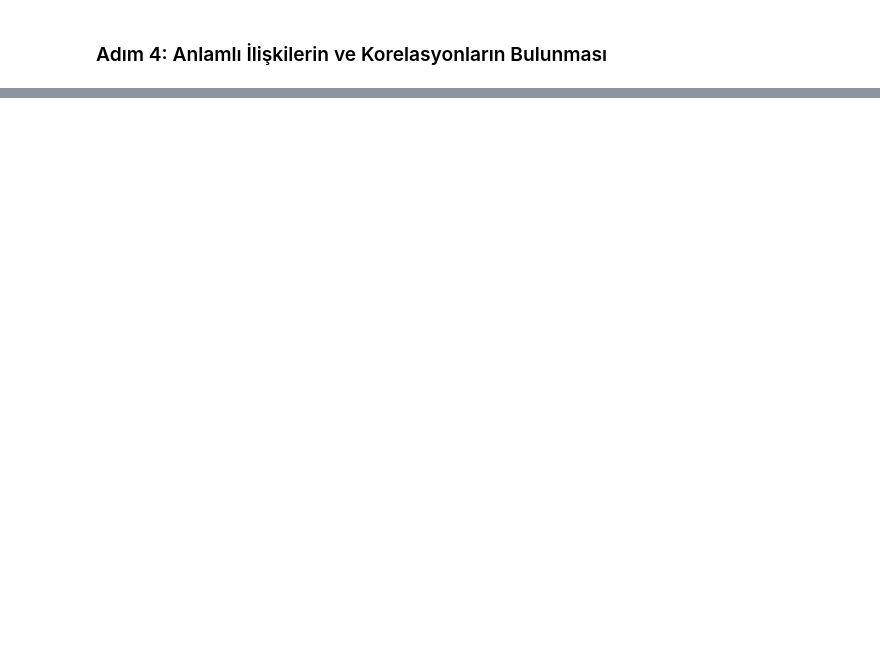
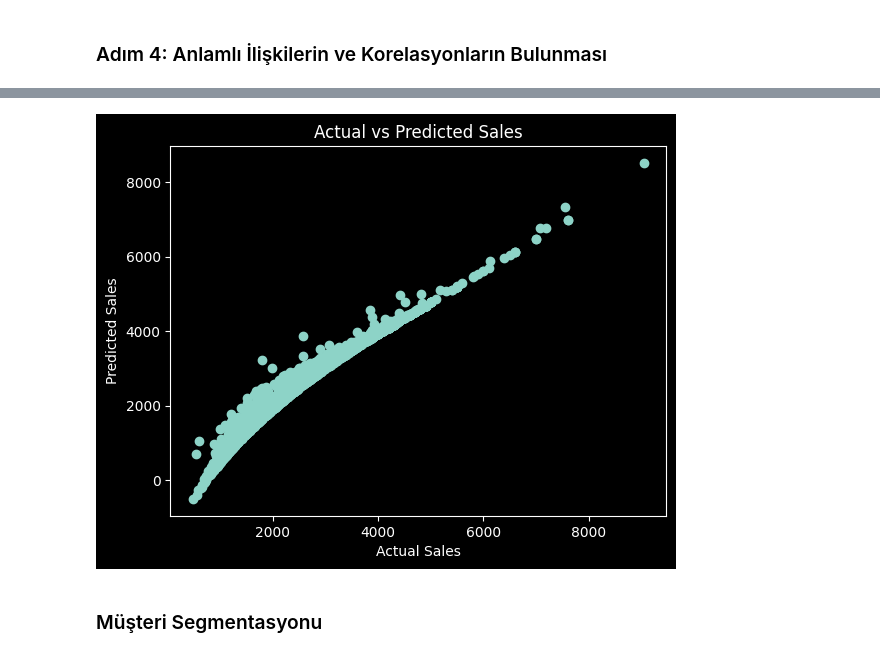
Before and after one commit to AshNumpy/Sales-End-to-End-ML-Project, a Jupyter notebook: Notebooks/data-analysis.ipynb, the cells around one changed output, grey strips where cells are left out. Drawn from its saved outputs; the diff is of its cells as text; code cells hidden in the pictures; blank space fills up the shorter version.

```diff
--- a/Notebooks/data-analysis.ipynb
+++ b/Notebooks/data-analysis.ipynb
@@ -118,0 +259,22 @@ plt.show()
+# %%
+from sklearn.linear_model import LinearRegression
+
+# Verilerin hazırlanması
+X = order_items[['PRICEEACH', 'QUANTITYORDERED']]
+y = order_items['SALES']
+
+# Regresyon modeli
+model = LinearRegression()
+model.fit(X, y)
+y_pred = model.predict(X)
+
+# Model değerlendirme
+plt.scatter(y, y_pred)
+plt.xlabel('Actual Sales')
+plt.ylabel('Predicted Sales')
+plt.title('Actual vs Predicted Sales')
+plt.show()
+# %% [output]
+[figure, added]
+# %% [markdown]
+### Müşteri Segmentasyonu
```
Also changed, not shown: parts of 26 cells of this notebook.
